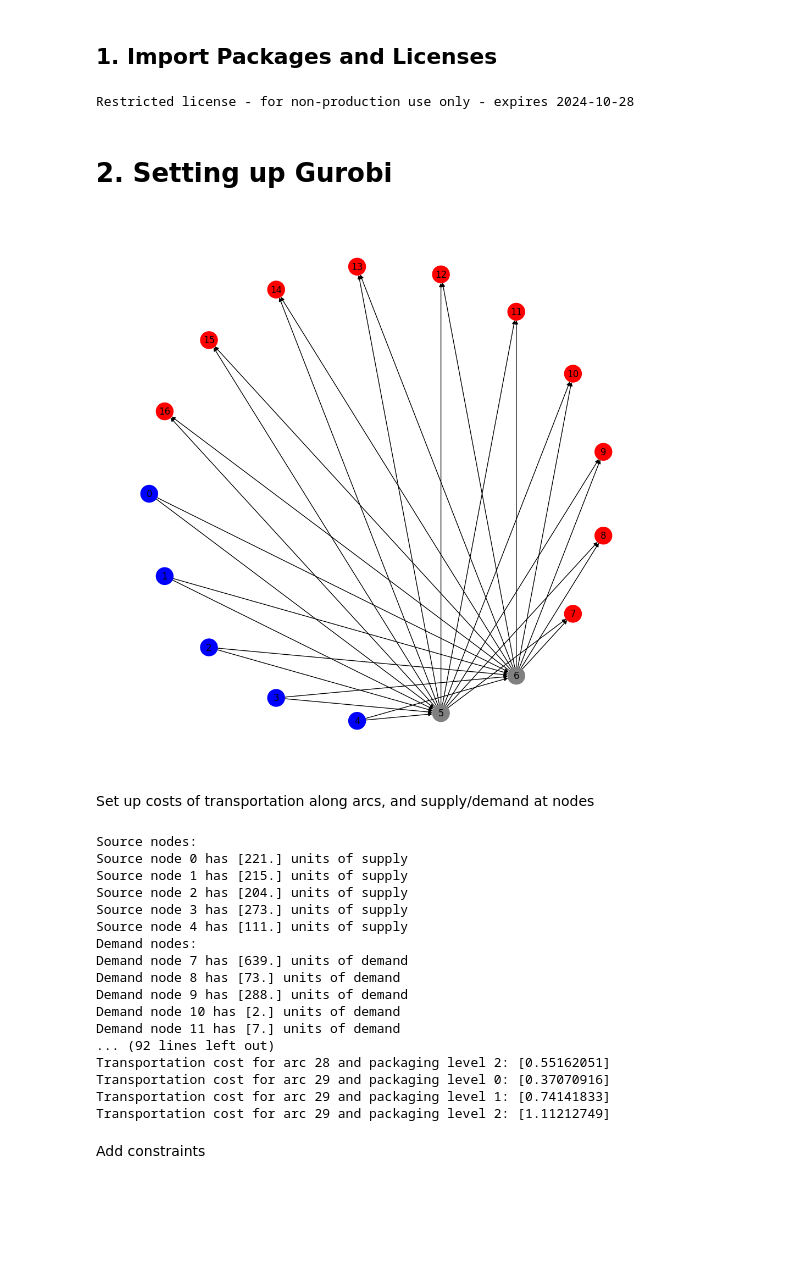
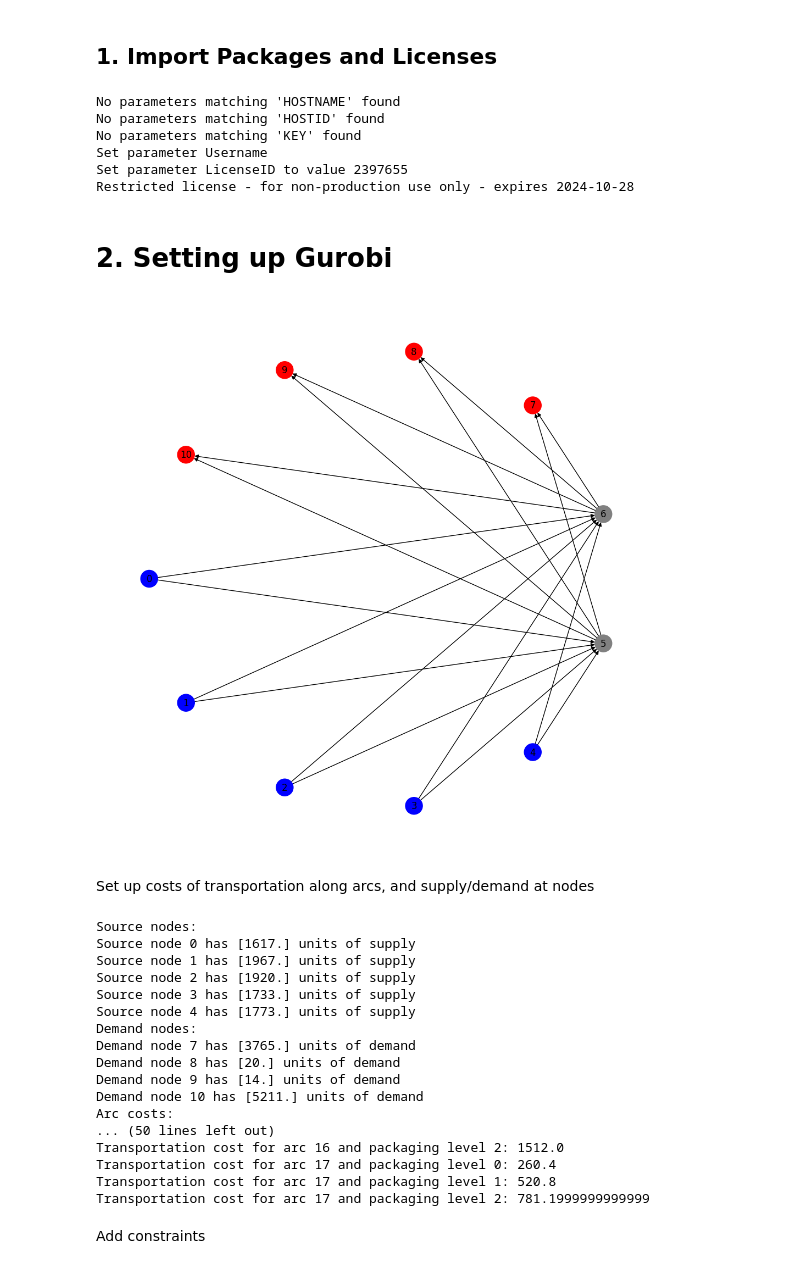
Before and after one commit to HassanRawasia/MSCI-434-Final-Project, a Jupyter notebook: MSCI434_S20_Team3_SupplyChainNetworkDesign.ipynb, the cells around one changed output. Drawn from its saved outputs; the diff is of its cells as text; code cells hidden in the pictures; blank space fills up the shorter version.

Commit message:
Model with packaging:

```diff
--- a/MSCI434_S20_Team3_SupplyChainNetworkDesign.ipynb
+++ b/MSCI434_S20_Team3_SupplyChainNetworkDesign.ipynb
@@ -8,15 +8,20 @@ import gurobipy as gp
 from gurobipy import GRB as GRB
 # %%
 e = gp.Env(empty = True)
-#e.setParam('HOSTNAME', 'v1040-wn-rt-b-69-164.campus-dynamic.uwaterloo.ca')
-#e.setParam('HOSTID', 'dc5a3818')
-#e.setParam('USERNAME', 'sarankan')
-#e.setParam('KEY', 'GBQGVJSF')
-#e.setParam('LICENSEID', 2397655)
+e.setParam('HOSTNAME', 'v1040-wn-rt-b-69-164.campus-dynamic.uwaterloo.ca')
+e.setParam('HOSTID', 'dc5a3818')
+e.setParam('USERNAME', 'sarankan')
+e.setParam('KEY', 'GBQGVJSF')
+e.setParam('LICENSEID', 2397655)
 e.start()
 
 model = gp.Model(env = e)
 # %% [output]
+No parameters matching 'HOSTNAME' found
+No parameters matching 'HOSTID' found
+No parameters matching 'KEY' found
+Set parameter Username
+Set parameter LicenseID to value 2397655
 Restricted license - for non-production use only - expires 2024-10-28
 # %% [markdown]
 # 2. Setting up Gurobi
@@ -31,13 +36,12 @@ supplier = 5
 #The distribution centres receive the HelloFresh product and package the product
 dc = 2
 #The customers within receive the packaged goods
-customer = 10
+customer = 4
 
 # original version from https://stackoverflow.com/a/61961881
 def create_graph(suppliers, dcs, customers):
     node_colors = []
     G = nx.DiGraph()
-    #suppliers_to_dcs = []
     location_edges = []
 
     supplierNodes = np.arange(suppliers).tolist()
@@ -52,34 +56,34 @@ def create_graph(suppliers, dcs, customers):
 
     customerNodes = np.arange(suppliers + dcs, suppliers + dcs + customers).tolist()
     G.add_nodes_from(customerNodes)
 
     for i in dcNodes:
       for j in customerNodes:
         location_edges.append((i,j))
 
     G.add_edges_from(location_edges)
 
     return G
 
 
 node_colors = []
 for i in range(supplier):
   node_colors.append('blue')
 
 for i in range(dc):
   node_colors.append('grey')
 
 for i in range(customer):
   node_colors.append('red')
 
 G = create_graph(supplier, dc, customer)
 # visualizing the graph
 plt.figure(figsize=(10,10))
 nx.draw_shell(G, node_color=node_colors,
         with_labels=True,
         node_size=500)
 # %% [output]
-[figure, old version]
+[figure, new version]
 # %% [markdown]
 Set up costs of transportation along arcs, and supply/demand at nodes
 # %%
@@ -96,9 +100,6 @@ packaging_arcs = {}
 for level in packaging_levels:
   packaging_arcs[level] = arcs
 
-# Quality - discrete set of values
-quality_levels = [1, 2, 3, 4, 5]
-
 # Costs
 arc_costs_dict = {}
 supplier_costs_dict = {}
@@ -110,22 +111,25 @@ source_nodes = nodes[:supplier]
 sink_nodes = nodes[supplier + dc::]
 
 # Arc costs and supply quantities
-arc_costs = np.random.uniform(low=0, high=1, size=(len(arcs), K))
+arc_costs = [540.56, 4196.64, 641.76, 3712.80, 3665.76, 30.24, 2617.44, 1391.04, 5016.48, 1750.56,
+240.24, 113.57, 3037.44, 3497.76, 3897.60, 3561.60, 1008.00, 520.8]
 throughputs = np.zeros((len(nodes), K))
-supplies = np.random.randint(low=100, high=300, size=(supplier))
+supplies = np.random.randint(low=1500, high=2000, size=(supplier))
 
 # Supply purchase cost and DC storage costs
-supplier_costs = np.random.uniform(low=0, high=0.5, size=(supplier, K))
+supplier_costs = [1.59, 1.94, 3.01, 2.64, 1.01]
 storage_costs = np.random.uniform(low=0, high=0.1, size=(supplier + dc, K))
+storage_costs[5] = 20500
+storage_costs[6] = 21000
 for i in range(supplier):
   supplier_costs_dict[i] = supplier_costs[i]
 for i in range(supplier, supplier + dc):
   storage_costs_dict[i] = storage_costs[i]
 
 # Quality levels
-initial_quality = np.random.randint(low=4, high=5, size=(supplier))
-quality_requirements = np.random.randint(low=2, high=4, size=(len(nodes))) # Set for all nodes, but only important for customer nodes
-quality_knockoff = [1] * len(arcs)#np.random.randint(low=0, high=, size=(len(arcs), K))
+initial_quality = np.random.randint(low=95, high=100, size=(supplier))
+quality_requirements = np.random.randint(low=88, high=90, size=(len(nodes))) # Set for all nodes, but only important for customer nodes
+quality_knockoff = np.random.randint(low=1, high=3, size=(len(arcs), K))
 quality = [0] * len(nodes)
 for i in range(supplier):
   quality[i] = initial_quality[i]
@@ -171,22 +175,22 @@ for i in range(len(arcs)):
     # print(f'Quality degradation (# of levels) for arc {i} and packaging level {p}: {arc_quality_knockoffs_dict[arcs[i]][p]}')
 # %% [output]
 Source nodes:
-Source node 0 has [221.] units of supply
-Source node 1 has [215.] units of supply
-Source node 2 has [204.] units of supply
-Source node 3 has [273.] units of supply
-Source node 4 has [111.] units of supply
+Source node 0 has [1617.] units of supply
+Source node 1 has [1967.] units of supply
+Source node 2 has [1920.] units of supply
+Source node 3 has [1733.] units of supply
+Source node 4 has [1773.] units of supply
 Demand nodes:
-Demand node 7 has [639.] units of demand
-Demand node 8 has [73.] units of demand
-Demand node 9 has [288.] units of demand
-Demand node 10 has [2.] units of demand
-Demand node 11 has [7.] units of demand
-... (92 lines left out)
-Transportation cost for arc 28 and packaging level 2: [0.55162051]
-Transportation cost for arc 29 and packaging level 0: [0.37070916]
-Transportation cost for arc 29 and packaging level 1: [0.74141833]
-Transportation cost for arc 29 and packaging level 2: [1.11212749]
+Demand node 7 has [3765.] units of demand
+Demand node 8 has [20.] units of demand
+Demand node 9 has [14.] units of demand
+Demand node 10 has [5211.] units of demand
+Arc costs:
+... (50 lines left out)
+Transportation cost for arc 16 and packaging level 2: 1512.0
+Transportation cost for arc 17 and packaging level 0: 260.4
+Transportation cost for arc 17 and packaging level 1: 520.8
+Transportation cost for arc 17 and packaging level 2: 781.1999999999999
 # %% [markdown]
 Add constraints
 # %%
```
Also changed, not shown: parts of 1 cell of this notebook.
